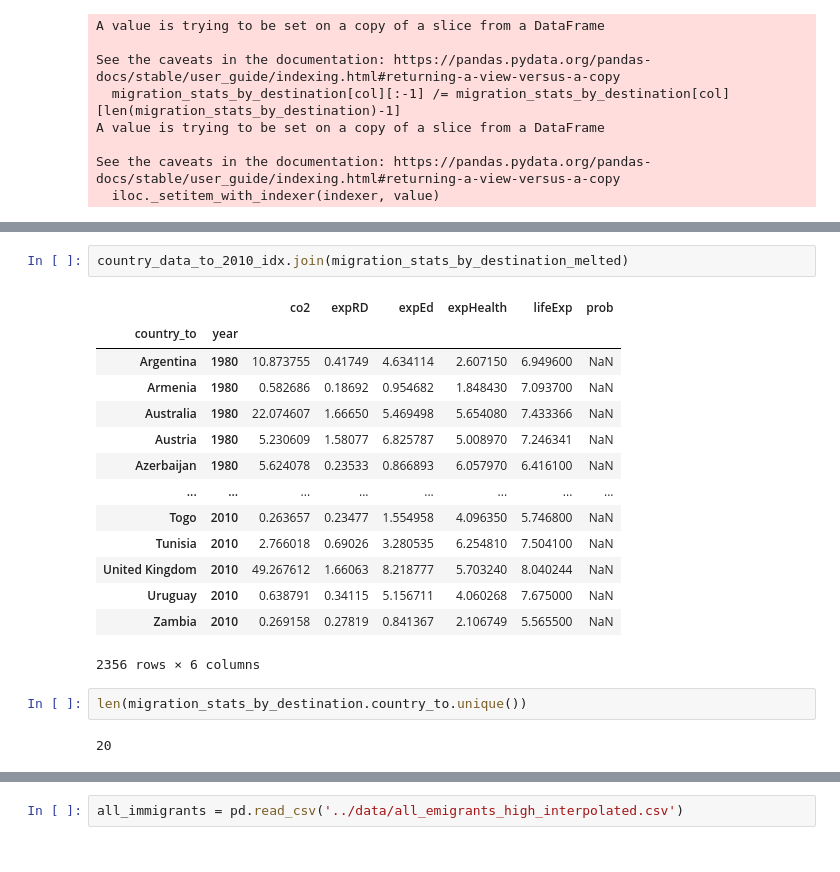
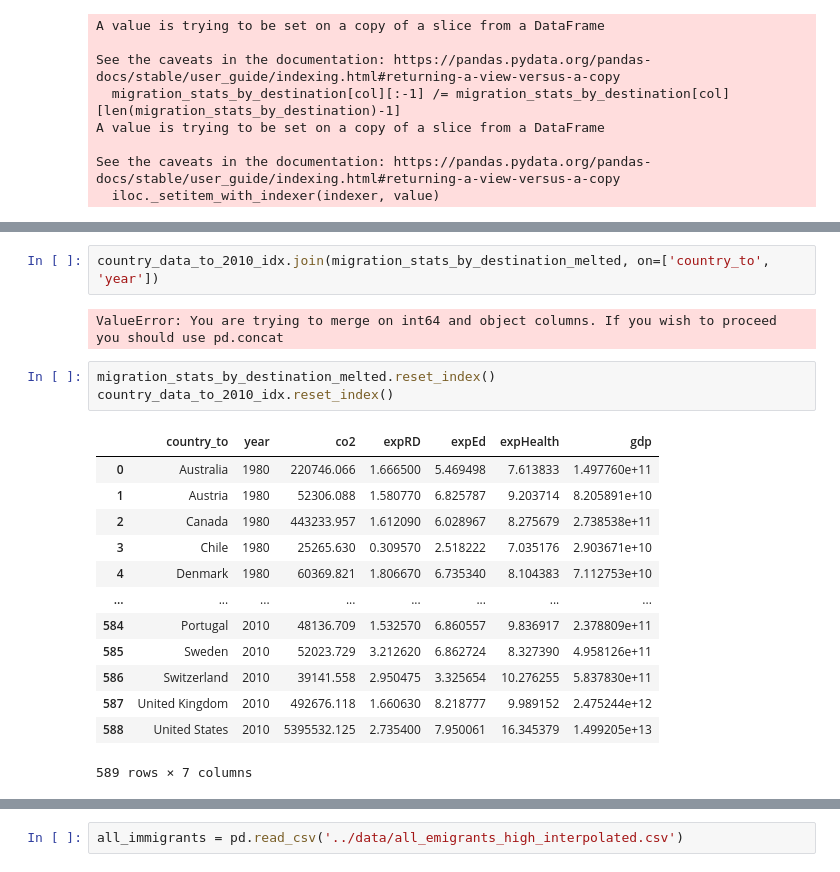
Before and after one commit to Kasrazn97/SMFinal_Project, a Jupyter notebook: Beta/regression.ipynb, the cells around one changed output, grey strips where cells are left out. Drawn from its saved outputs; the diff is of its cells as text.

```diff
--- a/Beta/regression.ipynb
+++ b/Beta/regression.ipynb
@@ -363,21 +353,21 @@ See the caveats in the documentation: https://pandas.pydata.org/pandas-docs/stab
 # %%
-country_data_to_2010_idx.join(migration_stats_by_destination_melted)
+country_data_to_2010_idx.join(migration_stats_by_destination_melted, on=['country_to', 'year'])
 # %% [output]
-|  |  | co2 | expRD | expEd | expHealth | lifeExp | prob |
-| country_to | year |  |  |  |  |  |  |
-| Argentina | 1980 | 10.873755 | 0.41749 | 4.634114 | 2.607150 | 6.949600 | NaN |
-| Armenia | 1980 | 0.582686 | 0.18692 | 0.954682 | 1.848430 | 7.093700 | NaN |
-| Australia | 1980 | 22.074607 | 1.66650 | 5.469498 | 5.654080 | 7.433366 | NaN |
-| Austria | 1980 | 5.230609 | 1.58077 | 6.825787 | 5.008970 | 7.246341 | NaN |
-| Azerbaijan | 1980 | 5.624078 | 0.23533 | 0.866893 | 6.057970 | 6.416100 | NaN |
-| ... | ... | ... | ... | ... | ... | ... | ... |
-| Togo | 2010 | 0.263657 | 0.23477 | 1.554958 | 4.096350 | 5.746800 | NaN |
-| Tunisia | 2010 | 2.766018 | 0.69026 | 3.280535 | 6.254810 | 7.504100 | NaN |
-| United Kingdom | 2010 | 49.267612 | 1.66063 | 8.218777 | 5.703240 | 8.040244 | NaN |
-| Uruguay | 2010 | 0.638791 | 0.34115 | 5.156711 | 4.060268 | 7.675000 | NaN |
-| Zambia | 2010 | 0.269158 | 0.27819 | 0.841367 | 2.106749 | 5.565500 | NaN |
-2356 rows × 6 columns
+ValueError: You are trying to merge on int64 and object columns. If you wish to proceed you should use pd.concat
-# %%
-len(migration_stats_by_destination.country_to.unique())
-# %% [output]
-20
+# %%
+migration_stats_by_destination_melted.reset_index()
+country_data_to_2010_idx.reset_index()
+# %% [output]
+|  | country_to | year | co2 | expRD | expEd | expHealth | gdp |
+| 0 | Australia | 1980 | 220746.066 | 1.666500 | 5.469498 | 7.613833 | 1.497760e+11 |
+| 1 | Austria | 1980 | 52306.088 | 1.580770 | 6.825787 | 9.203714 | 8.205891e+10 |
+| 2 | Canada | 1980 | 443233.957 | 1.612090 | 6.028967 | 8.275679 | 2.738538e+11 |
+| 3 | Chile | 1980 | 25265.630 | 0.309570 | 2.518222 | 7.035176 | 2.903671e+10 |
+| 4 | Denmark | 1980 | 60369.821 | 1.806670 | 6.735340 | 8.104383 | 7.112753e+10 |
+| ... | ... | ... | ... | ... | ... | ... | ... |
+| 584 | Portugal | 2010 | 48136.709 | 1.532570 | 6.860557 | 9.836917 | 2.378809e+11 |
+| 585 | Sweden | 2010 | 52023.729 | 3.212620 | 6.862724 | 8.327390 | 4.958126e+11 |
+| 586 | Switzerland | 2010 | 39141.558 | 2.950475 | 3.325654 | 10.276255 | 5.837830e+11 |
+| 587 | United Kingdom | 2010 | 492676.118 | 1.660630 | 8.218777 | 9.989152 | 2.475244e+12 |
+| 588 | United States | 2010 | 5395532.125 | 2.735400 | 7.950061 | 16.345379 | 1.499205e+13 |
+589 rows × 7 columns
```
Also changed, not shown: parts of 6 cells of this notebook, 8 other files.
